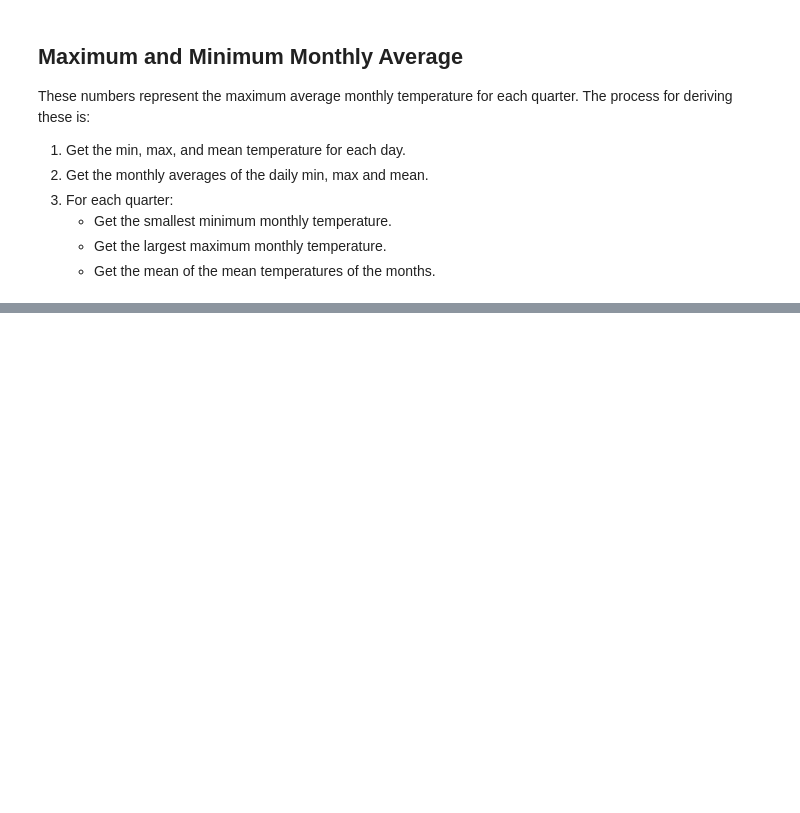
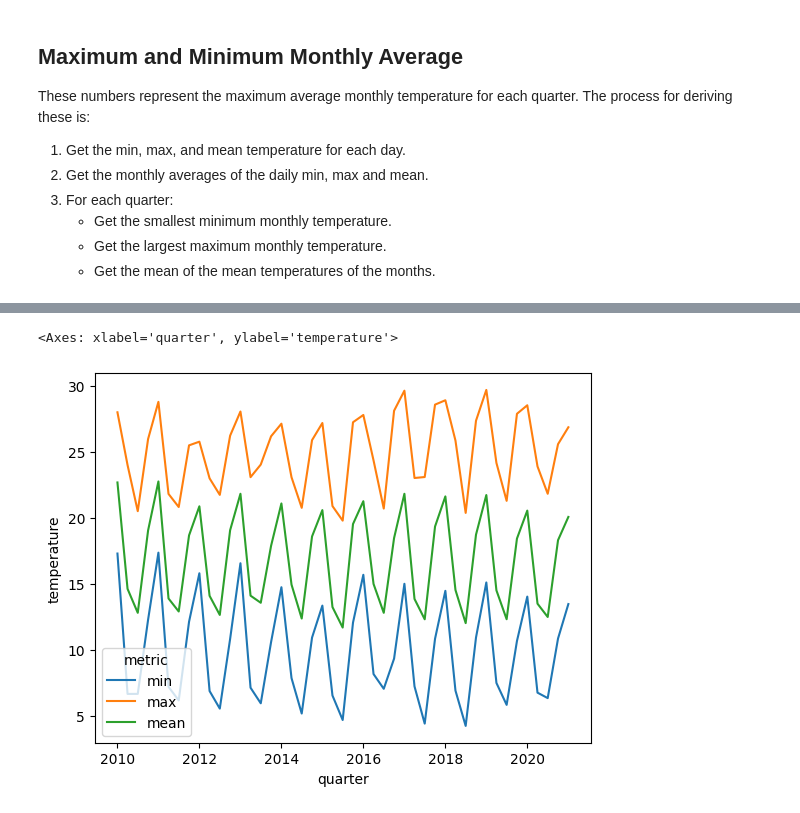
Before and after one commit to z5113296/ZZSC9020-Group-M, a Jupyter notebook: data_discovery/Temperature.ipynb, the cells around one changed output, grey strips where cells are left out. Drawn from its saved outputs; the diff is of its cells as text; code cells hidden in the pictures; blank space fills up the shorter version.

```diff
--- a/data_discovery/Temperature.ipynb
+++ b/data_discovery/Temperature.ipynb
@@ -95,0 +131,9 @@ sns.lineplot(data=df_quarter, x='quarter', y='temperature', hue='metric')
+# %%
+df_combined_quarter = df_month.groupby('quarter').agg({'min': 'min', 'max': 'max', 'mean': 'mean'})
+df_combined_quarter = df_combined_quarter.stack().to_frame().reset_index()
+df_combined_quarter.columns = ['quarter', 'metric', 'temperature']
+df_combined_quarter
+sns.lineplot(data=df_combined_quarter, x='quarter', y='temperature', hue='metric')
+# %% [output]
+<Axes: xlabel='quarter', ylabel='temperature'>
+[figure, added]
```
Also changed, not shown: parts of 8 cells of this notebook, 1 other file.
